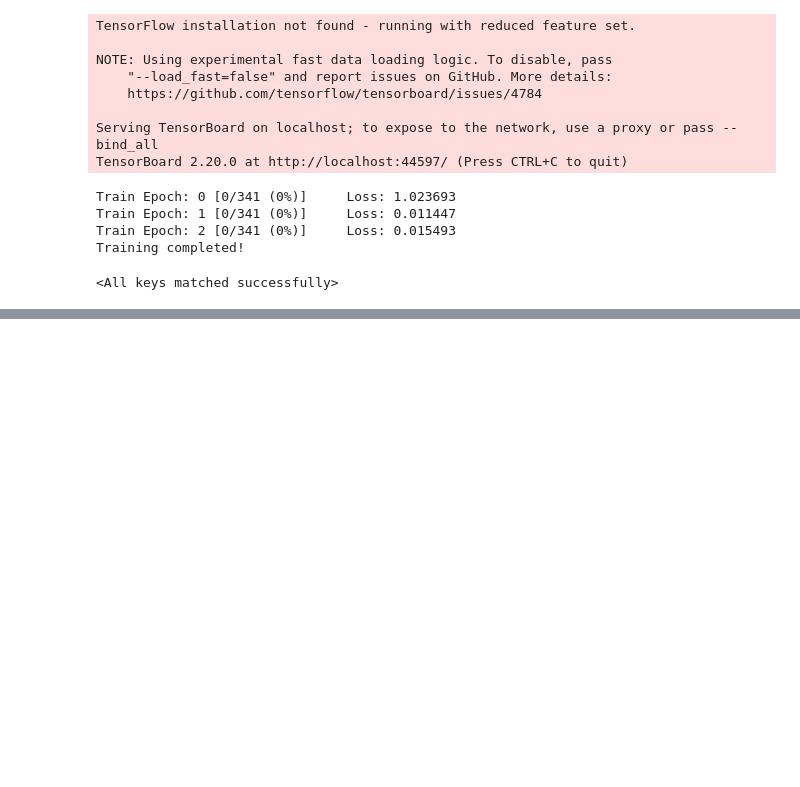
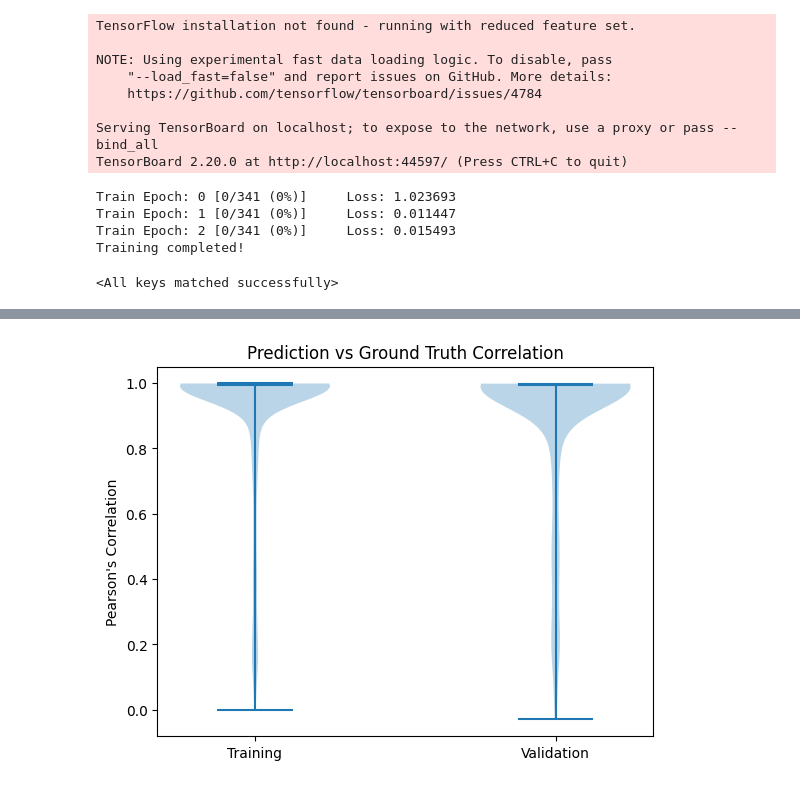
Before and after one commit to LDM-labstuff/masketeers, a Jupyter notebook: notebooks/nft_pb_dataloader.ipynb, the cells around one changed output, grey strips where cells are left out. Drawn from its saved outputs; the diff is of its cells as text; code cells hidden in the pictures; blank space fills up the shorter version.

```diff
--- a/notebooks/nft_pb_dataloader.ipynb
+++ b/notebooks/nft_pb_dataloader.ipynb
@@ -937,0 +986,10 @@ Mean Pearson's Correlation Coefficient is 0.9376080238290463.
+# %%
+data = [pearson_corrs_train, pearson_corrs_val]
+plt.violinplot(data, showmedians=True)
+# Labels
+plt.xticks([1, 2], ["Training", "Validation"])
+plt.ylabel("Pearson's Correlation")
+plt.title("Prediction vs Ground Truth Correlation")
+plt.show()
+# %% [output]
+[figure, added]
```
Also changed, not shown: parts of 16 cells of this notebook.
